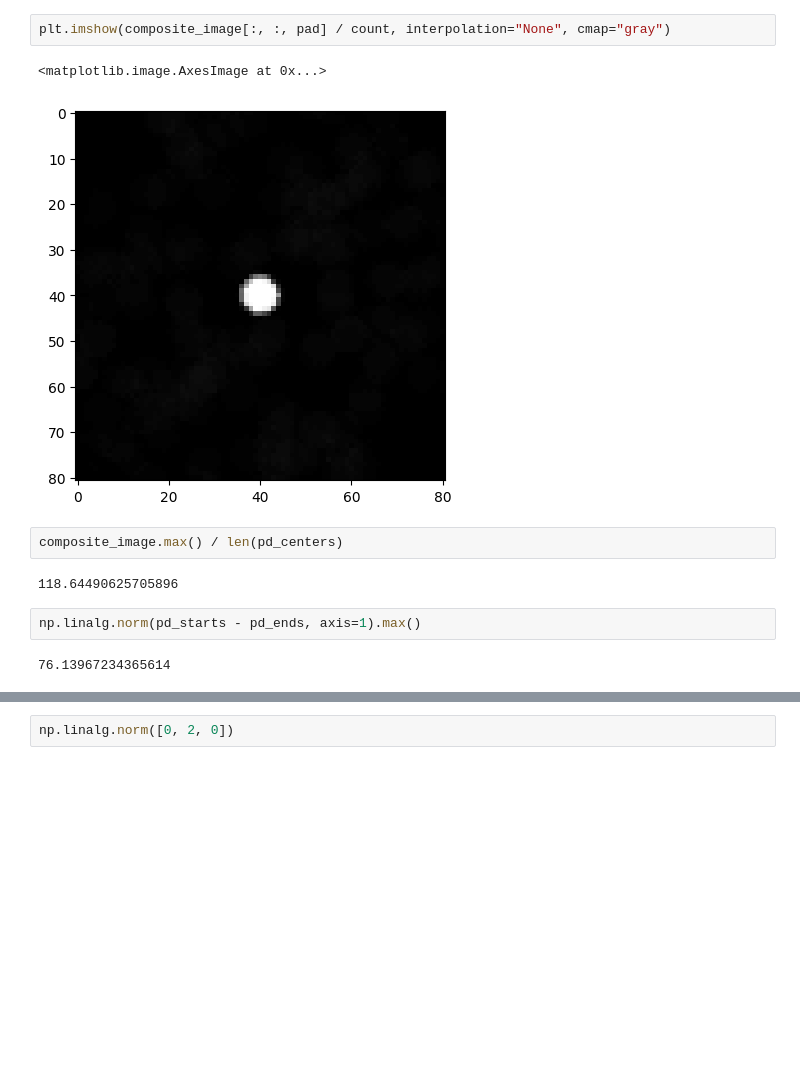
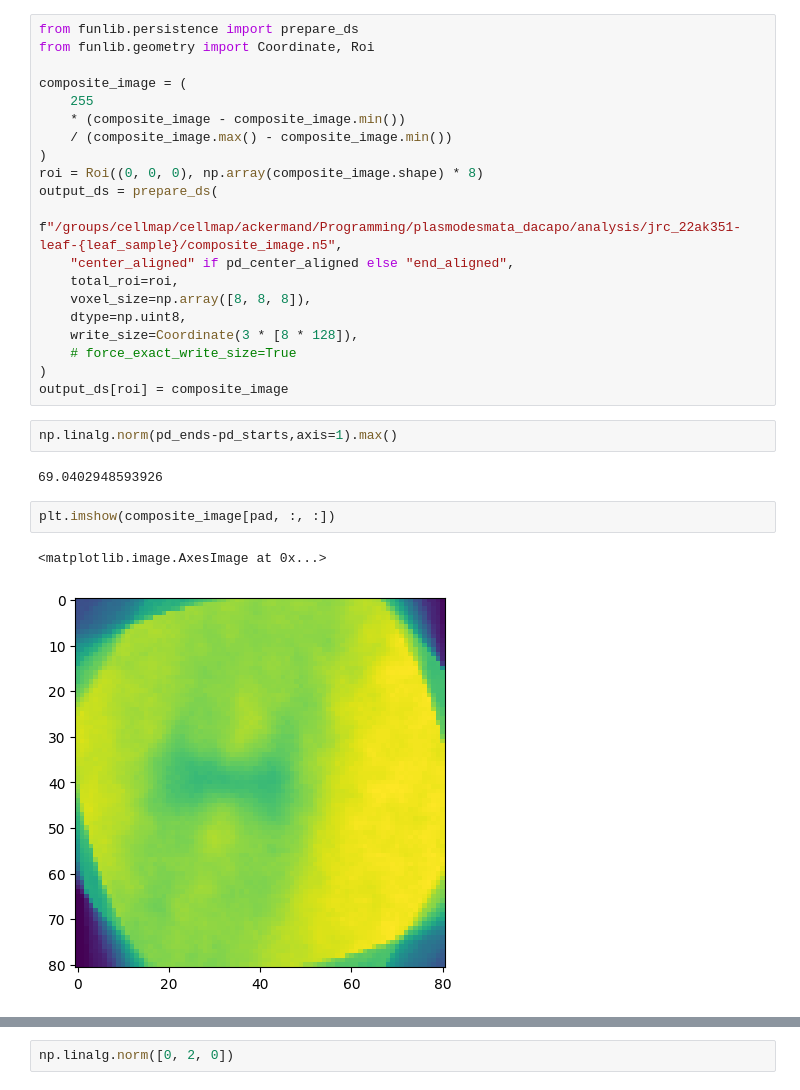
Before and after one commit to davidackerman/plasmodesmata_dacapo, a Jupyter notebook: analysis/analysis.ipynb, the cells around one changed output, grey strips where cells are left out. Cells and saved outputs as stored; diff of their text form; blank space fills up the shorter version.

```diff
--- a/analysis/analysis.ipynb
+++ b/analysis/analysis.ipynb
@@ -101,13 +126,29 @@ for pd_start, pd_end, pd_center in tqdm(
+# %%
+from funlib.persistence import prepare_ds
+from funlib.geometry import Coordinate, Roi
+
+composite_image = (
+    255
+    * (composite_image - composite_image.min())
+    / (composite_image.max() - composite_image.min())
+)
+roi = Roi((0, 0, 0), np.array(composite_image.shape) * 8)
+output_ds = prepare_ds(
+    f"/groups/cellmap/cellmap/ackermand/Programming/plasmodesmata_dacapo/analysis/jrc_22ak351-leaf-{leaf_sample}/composite_image.n5",
+    "center_aligned" if pd_center_aligned else "end_aligned",
+    total_roi=roi,
+    voxel_size=np.array([8, 8, 8]),
+    dtype=np.uint8,
+    write_size=Coordinate(3 * [8 * 128]),
+    # force_exact_write_size=True
+)
+output_ds[roi] = composite_image
+# %%
+np.linalg.norm(pd_ends-pd_starts,axis=1).max()
+# %% [output]
+69.0402948593926
 # %%
-plt.imshow(composite_image[:, :, pad] / count, interpolation="None", cmap="gray")
+plt.imshow(composite_image[pad, :, :])
 # %% [output]
 <matplotlib.image.AxesImage at 0x...>
-[figure, old version]
+[figure, new version]
-# %%
-composite_image.max() / len(pd_centers)
-# %% [output]
-118.64490625705896
-# %%
-np.linalg.norm(pd_starts - pd_ends, axis=1).max()
-# %% [output]
-76.13967234365614
```
Also changed, not shown: parts of 9 cells of this notebook.
